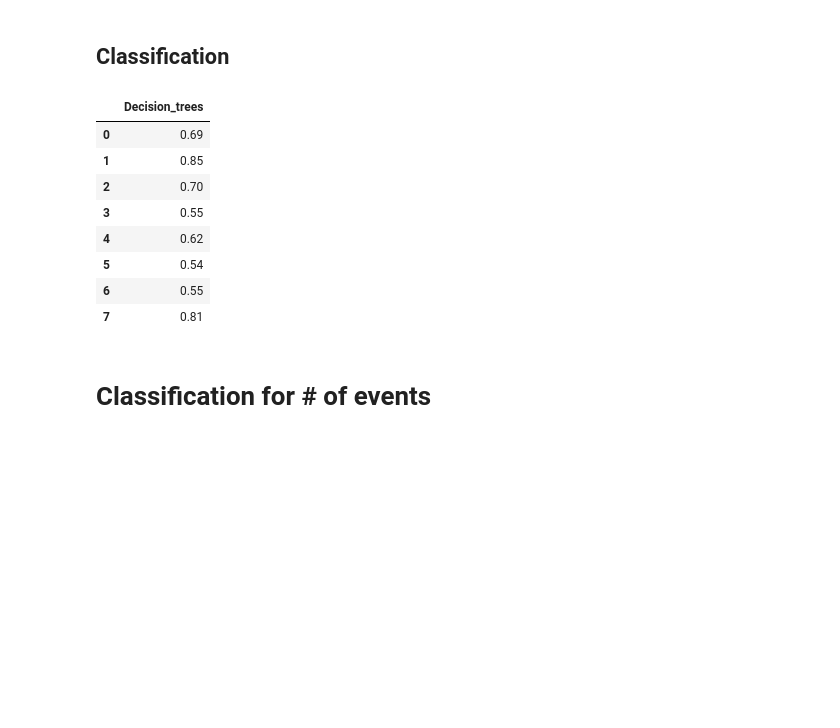
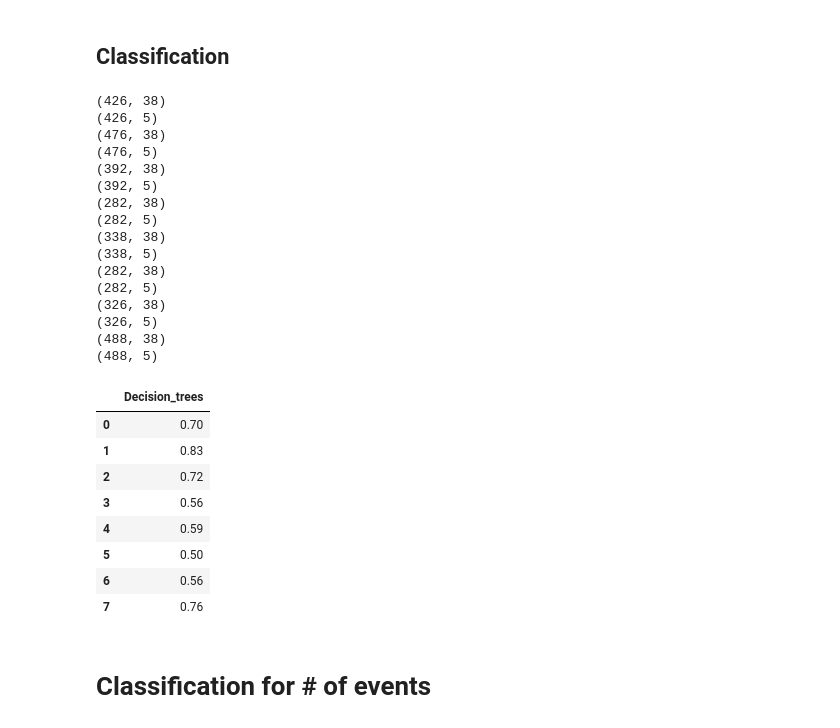
Before and after one commit to lucascbarbosa/CSBL, a Jupyter notebook: Ebola/Machine Learning.ipynb, the cells around one changed output. Drawn from its saved outputs; the diff is of its cells as text; code cells hidden in the pictures; blank space fills up the shorter version.

```diff
--- a/Ebola/Machine Learning.ipynb
+++ b/Ebola/Machine Learning.ipynb
@@ -114,7 +145,7 @@ param_grid = {'max_depth':depths,
               'splitter':['best', 'random'],
               'criterion':['gini','entropy']
              }
-
+pca = PCA(n_components=num_genes_final)
 
 for event in events:
     dados = pd.read_csv(f'Dados/Eventos adversos/{event}')
@@ -122,48 +153,66 @@ for event in events:
     X = dados.iloc[:,:-1]
     y = dados.iloc[:,-1]
 
-    genes = get_genes(X,y,estimators,num_genes_fold,num_genes_final,folds)
-    X = X[genes]
-
+#     genes = get_genes(X,y,estimators,num_genes_fold,num_genes_final,folds)
+#     X = X[genes]
+    print(X.shape)
+    X = pd.DataFrame(pca.fit_transform(X))
+    print(X.shape)
     sss = StratifiedShuffleSplit(n_splits=n_splits, test_size=test_size, random_state=42)
 
     tree_score = 0.0
 
     for train_index, test_index in sss.split(X, y):
         X_train,X_test,y_train,y_test = X.iloc[train_index],X.iloc[test_index],y.iloc[train_index],y.iloc[test_index]
         hp = get_hiperparams(X_train,X_test,y_train,y_test,kfold,param_grid,DecisionTreeClassifier(random_state=42,),10,6,False,False,False)
         criterion_opt,max_depth_opt,splitter_opt = hp.values()
         #Decision Trees
         tree = make_pipeline(StandardScaler(),
                             DecisionTreeClassifier(random_state=42,
                                                    criterion=criterion_opt,
                                                    max_depth=max_depth_opt,
                                                    splitter=splitter_opt))
 
         tree.fit(X_train,y_train)
         pred_tree = tree.predict(X_test)
         tree_score += f1_score(y_test,pred_tree,average='weighted',pos_label="Plano ID")
 
     tree_score /= float(n_splits)
 
     tree_score = round(tree_score,2)
 
     metrics_.append(tree_score)
 
 #     print(f"F1-score for {event[:-4]}: Decision Trees: {tree_score}")
 
 metrics['Decision_trees'] = metrics_
 metrics
 # %% [output]
+(426, 38)
+(426, 5)
+(476, 38)
+(476, 5)
+(392, 38)
+(392, 5)
+(282, 38)
+(282, 5)
+(338, 38)
+(338, 5)
+(282, 38)
+(282, 5)
+(326, 38)
+(326, 5)
+(488, 38)
+(488, 5)
 |  | Decision_trees |
-| 0 | 0.69 |
-| 1 | 0.85 |
-| 2 | 0.70 |
-| 3 | 0.55 |
-| 4 | 0.62 |
-| 5 | 0.54 |
-| 6 | 0.55 |
-| 7 | 0.81 |
+| 0 | 0.70 |
+| 1 | 0.83 |
+| 2 | 0.72 |
+| 3 | 0.56 |
+| 4 | 0.59 |
+| 5 | 0.50 |
+| 6 | 0.56 |
+| 7 | 0.76 |
 # %% [markdown]
 # Classification for # of events
 # %%
```
Also changed, not shown: parts of 6 cells of this notebook.
